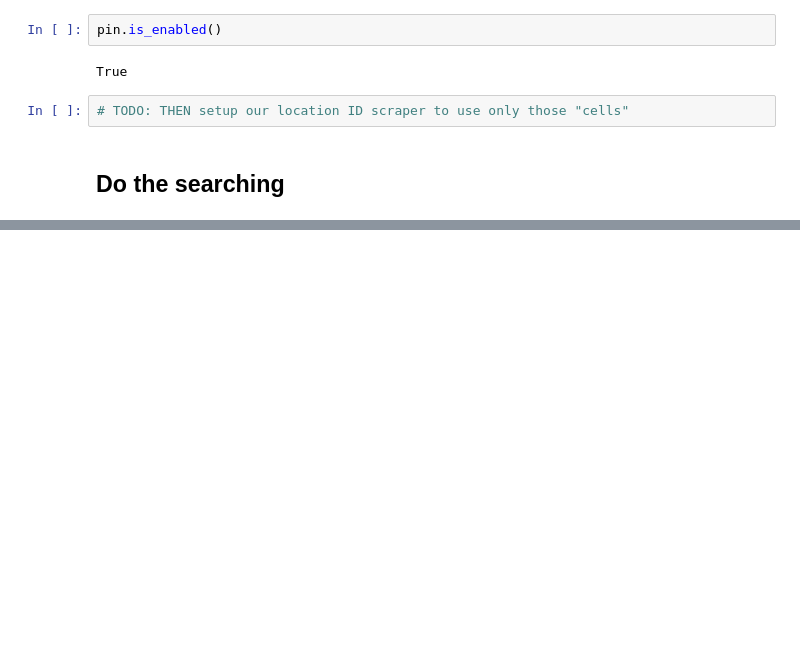
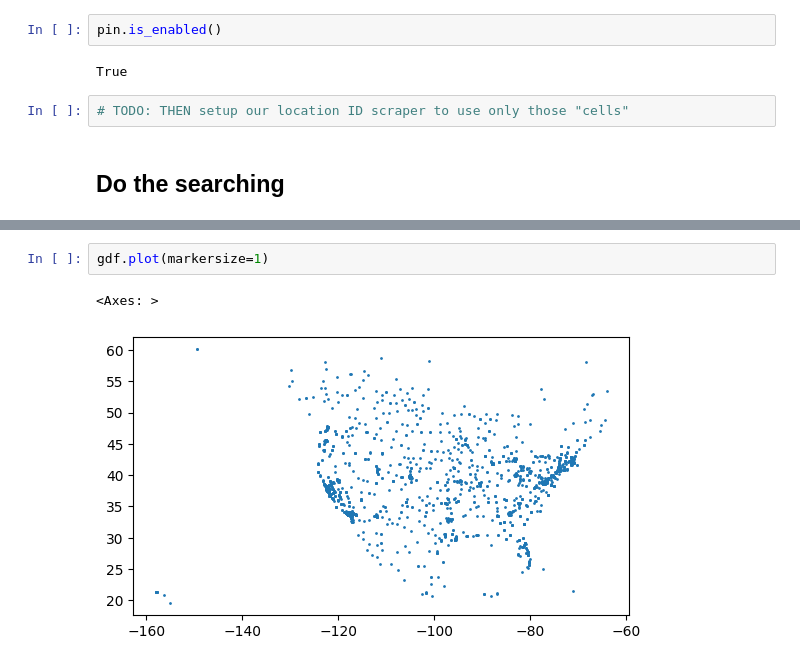
Before and after one commit to emigre459/evlens, a Jupyter notebook: notebooks/exploratory/0.3-DWRM-GCloud.ipynb, the cells around one changed output, grey strips where cells are left out. Drawn from its saved outputs; the diff is of its cells as text; blank space fills up the shorter version.

```diff
--- a/notebooks/exploratory/0.3-DWRM-GCloud.ipynb
+++ b/notebooks/exploratory/0.3-DWRM-GCloud.ipynb
@@ -1250,0 +1282,5 @@ bq.query_to_dataframe(query)
+# %%
+gdf.plot(markersize=1)
+# %% [output]
+<Axes: >
+[figure, added]
```
Also changed, not shown: parts of 5 cells of this notebook, 3 other files.
